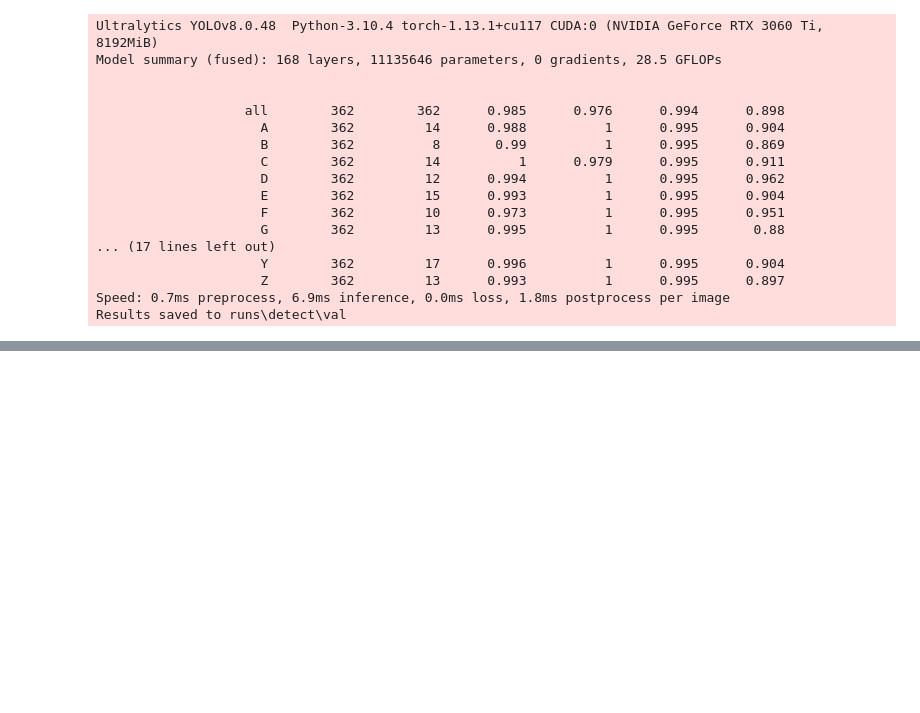
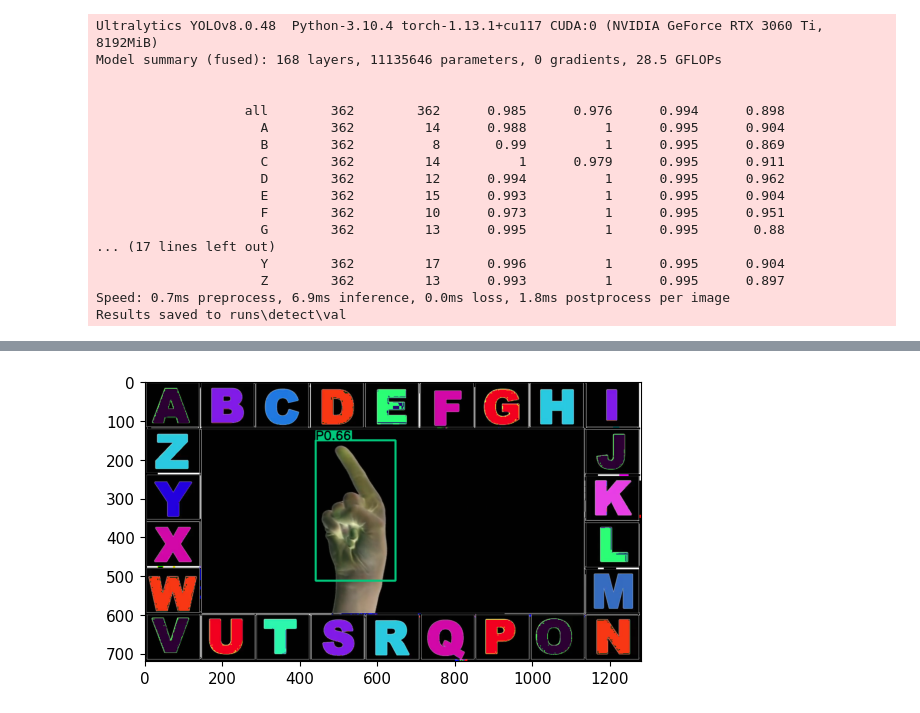
Before and after one commit to Duncan-Du/ASLRecognition, a Jupyter notebook: DetectionModel.ipynb, the cells around one changed output, grey strips where cells are left out. Saved outputs shown, nothing was run; the diff lists cells and outputs as text; code cells hidden in the pictures; blank space fills up the shorter version.

Commit message:
Added detection code to notebook

```diff
--- a/DetectionModel.ipynb
+++ b/DetectionModel.ipynb
@@ -98,3 +131,16 @@ Model summary (fused): 168 layers, 11135646 parameters, 0 gradients, 28.5 GFLOPs
                      Z        362         13      0.993          1      0.995      0.897
 Speed: 0.7ms preprocess, 6.9ms inference, 0.0ms loss, 1.8ms postprocess per image
 Results saved to runs\detect\val
+# %%
+from ultralytics import YOLO
+model = YOLO("C:\\Users\\wenyudu\\PycharmProjects\\asl-recognition\\runs\\detect\\train7\\weights\\best.pt")
+# %%
+import cv2
+from matplotlib import pyplot as plt
+
+%matplotlib inline
+# results = model("C:\\Users\\wenyudu\\PycharmProjects\\asl-recognition\\ASL-hands-finder-3\\test\\images\\A1_jpg.rf.09ca75589264260b362f60b85c1ca0a1.jpg")
+# results = model("C:\\Users\\wenyudu\\PycharmProjects\\asl-recognition\\sparsh_screenshot_3.png")
+# results = model("https://youtu.be/6_gXiBe9y9A")
+results = model.predict(source='0', show=True)
+print(results)
@@ -100,0 +166,7 @@ Results saved to runs\detect\val
+# %%
+res_plotted = results[240].plot()
+res_plotted = -res_plotted
+plt.imshow(res_plotted)
+plt.show()
+# %% [output]
+[figure, added]
```
Also changed, not shown: parts of 3 cells of this notebook, 1 other file.
